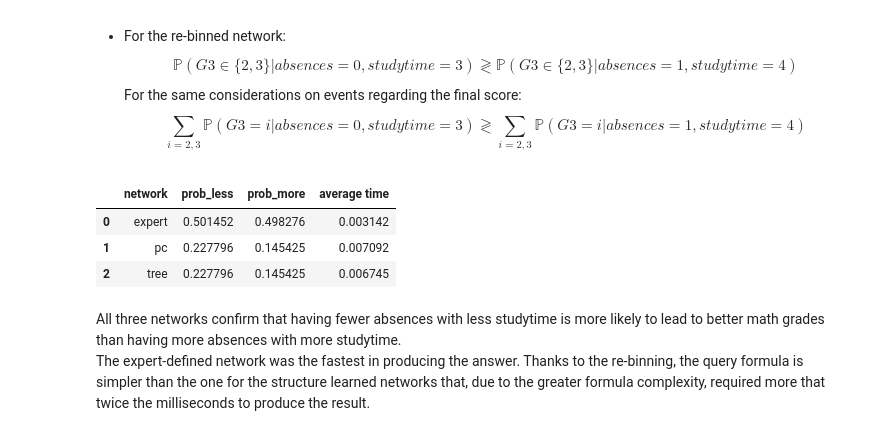
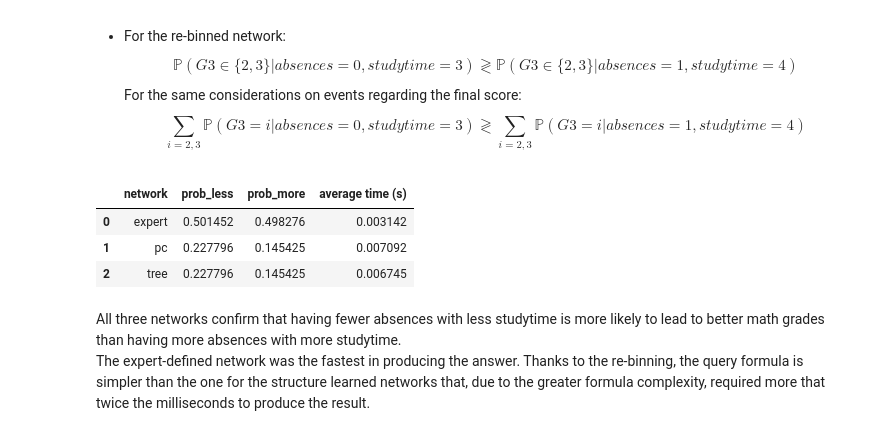
Before and after one commit to Gio-Formichella/Student-Performance-BN, a Jupyter notebook: student-performance-bn.ipynb, the cells around one changed output. Cells and saved outputs as stored; diff of their text form; code cells hidden in the pictures.

```diff
--- a/student-performance-bn.ipynb
+++ b/student-performance-bn.ipynb
@@ -462,9 +462,11 @@ except FileNotFoundError:
     )
 # %%
 # Networks query results
-absences_studytime_results.groupby(["network", "prob_less", "prob_more"])["time"].mean().to_frame(name="average time").reset_index()
+absences_studytime_results.groupby(["network", "prob_less", "prob_more"])[
+    "time"
+].mean().to_frame(name="average time (s)").reset_index()
 # %% [output]
-|  | network | prob_less | prob_more | average time |
+|  | network | prob_less | prob_more | average time (s) |
 | 0 | expert | 0.501452 | 0.498276 | 0.003142 |
 | 1 | pc | 0.227796 | 0.145425 | 0.007092 |
 | 2 | tree | 0.227796 | 0.145425 | 0.006745 |
```
Also changed, not shown: parts of 9 cells of this notebook, 1 other file.
